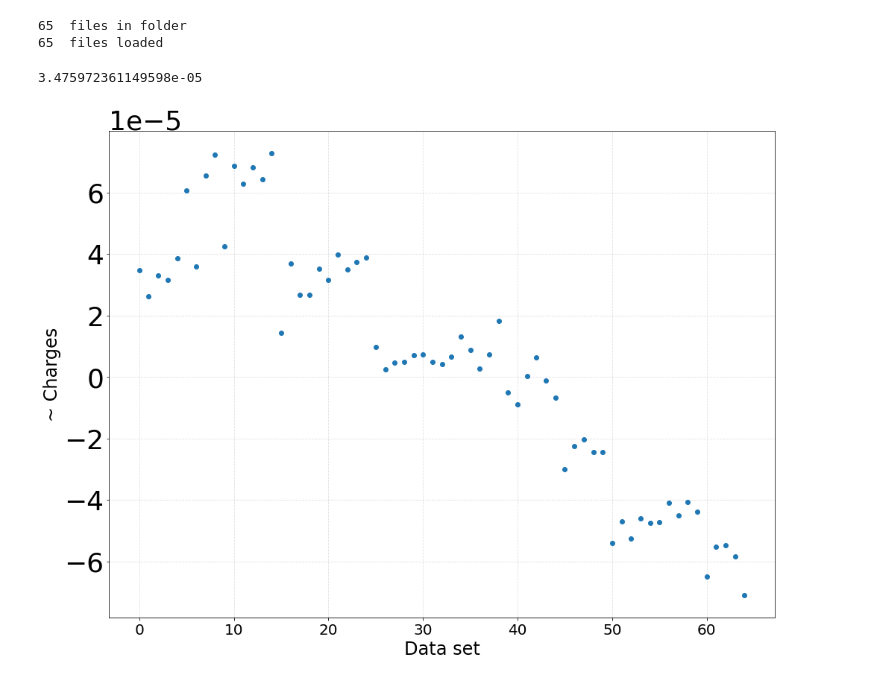
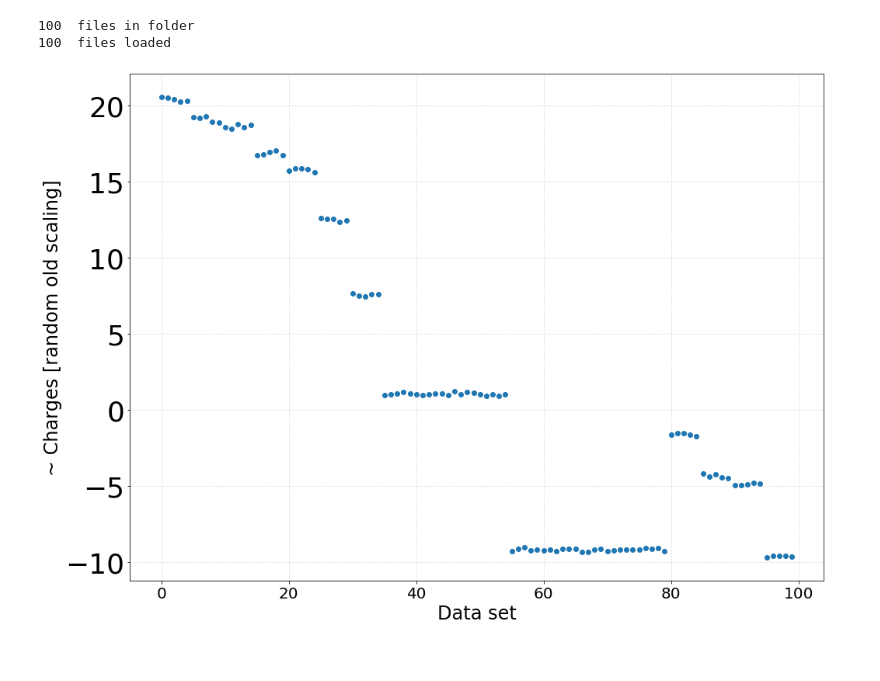
Before and after one commit to stanfordbeads/New_trap_code, a Jupyter notebook: Scripts/General_Discharge.ipynb, the cells around one changed output. Drawn from its saved outputs; the diff is of its cells as text; code cells hidden in the pictures.

```diff
--- a/Scripts/General_Discharge.ipynb
+++ b/Scripts/General_Discharge.ipynb
@@ -8,19 +8,21 @@ plt.rcParams['ytick.labelsize'] = 36
 # %%
 # specify the folder
 Year = "2022"
-Month = "05"
-Day = "09"
-BeadNumber =1
+Month = "10"
+Day = "19"
+BeadNumber =2
 folder = r"/home/data_transfer/data_from_windows/"+ Year + Month + Day
 
 foldername = folder+"/Bead"+str(BeadNumber)+"/Discharge/"
+#foldername = folder+"/Bead"+str(BeadNumber)+"/Discharge/FineDischarge/"
+foldername = folder+"/Bead"+str(BeadNumber)+"/Discharge/Recharge/"
 # %%
 # load the files
 files_discharge = load_dir(dirname=foldername,
                          start_file=0, max_file=1500)
 # %% [output]
-65  files in folder
-65  files loaded
+100  files in folder
+100  files loaded
 # %%
 # set the drive and settings for the correlation
 fdrive=71
@@ -36,23 +38,21 @@ indices = [np.argmax(cc) for cc in corrs]
 in_phase = []
 for cc in corrs:
     in_phase.append(cc[0])
-# %%
-corrs[0][0]
-# %% [output]
-3.475972361149598e-05
 # %%
 # plot the in-phase response
-#scale=-1.0300956376537243e-5
-scale=1
+scale=-7.4344133490478425e-06*2
+
+#scale=1
 plt.plot(range(len(indices)),np.divide(in_phase,scale),linestyle="",marker="o")
-# for i in np.arange(0,10,1):
-#     plt.axhline(i)
-plt.ylabel("~ Charges")
+#for i in np.arange(35,45,1):
+#    plt.axhline(i)
+plt.ylabel("~ Charges [random old scaling]")
 plt.xlabel("Data set")
+#plt.ylim(-7,0)
 plt.grid(True, which='both', linestyle='--', alpha=0.4)
 plt.show()
 # %% [output]
-[figure, old version]
+[figure, new version]
 # %%
 # get the in-phase response y
 corrs = [correlation(drive=sig, response=files.y2, fsamp=fsamp, fdrive=fdrive, filt=True, band_width=1) for files in files_discharge]
```
Also changed, not shown: parts of 4 cells of this notebook, 8 other files.
